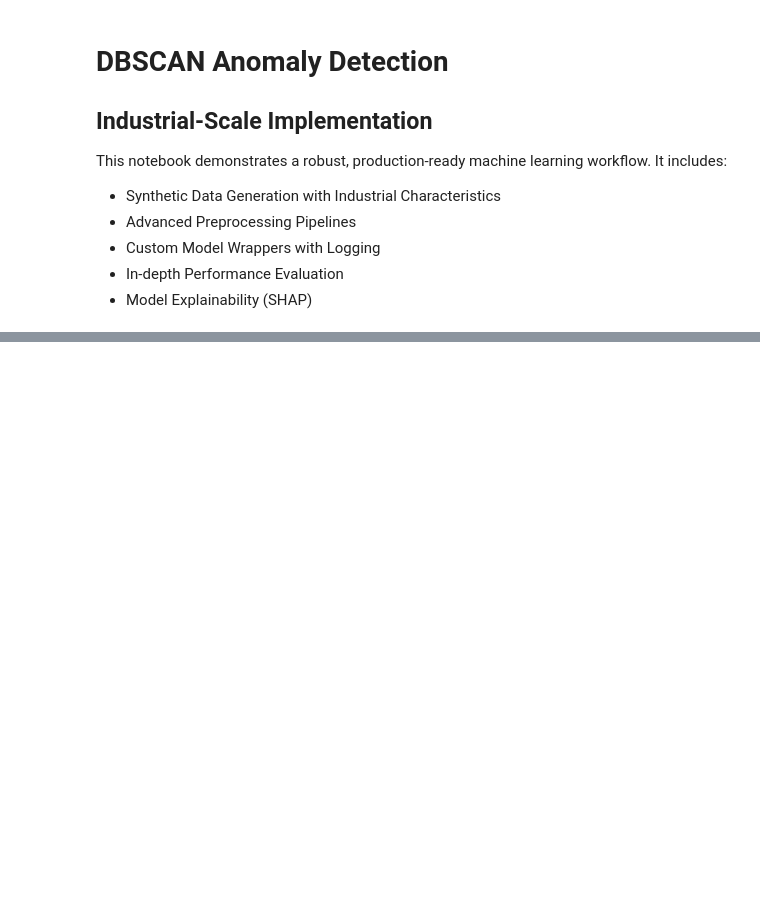
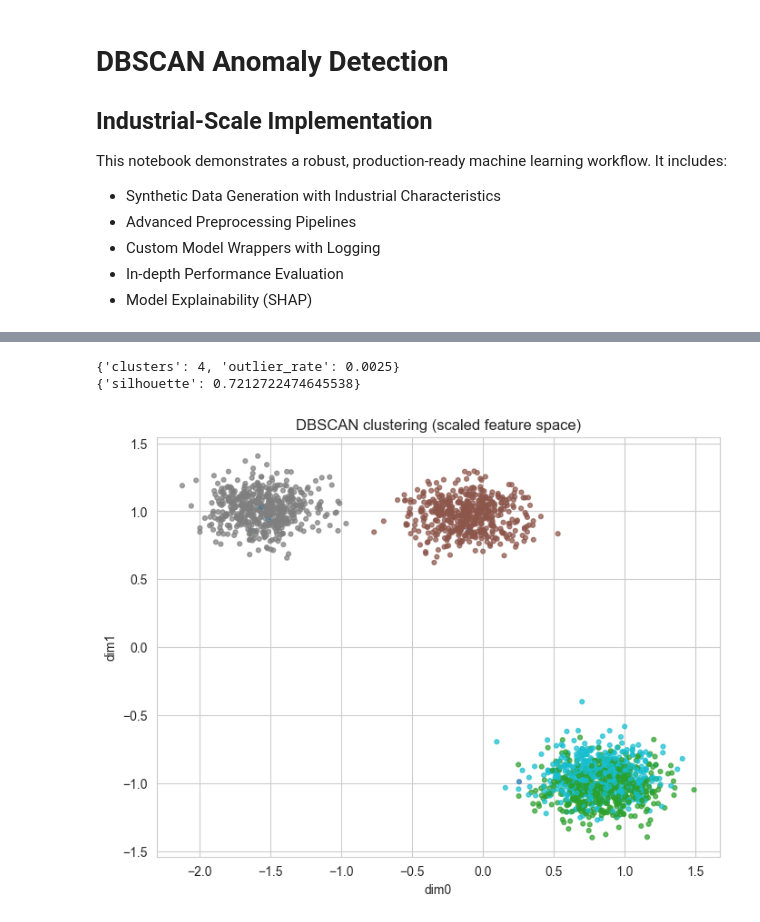
Before and after one commit to Brainfeed-1996/advanced-ml-mastery-collection, a Jupyter notebook: 03-Clustering/DBSCAN-Anomaly-Detection.ipynb, the cells around one changed output, grey strips where cells are left out. Cells and saved outputs as stored; diff of their text form; code cells hidden in the pictures; blank space fills up the shorter version.

Commit message:
chore(notebooks): repair+execute DBSCAN anomaly notebook + export html

```diff
--- a/03-Clustering/DBSCAN-Anomaly-Detection.ipynb
+++ b/03-Clustering/DBSCAN-Anomaly-Detection.ipynb
@@ -21,0 +64,13 @@ class ResultVisualizer:    @staticmethod    def plot_results(y_true, y_pred):
+# %%
+from sklearn.pipeline import Pipeline
+from sklearn.preprocessing import StandardScaler
+from sklearn.impute import SimpleImputer
+
+numeric_features = X_df.columns.tolist()
+
+preprocessor = Pipeline(steps=[
+    ('imputer', SimpleImputer(strategy='median')),
+    ('scaler', StandardScaler()),
+])
+
+logger.info('Preprocessing pipeline built.')
@@ -21,0 +79,32 @@ class ResultVisualizer:    @staticmethod    def plot_results(y_true, y_pred):
+# %%
+from sklearn.cluster import DBSCAN
+from sklearn.metrics import silhouette_score
+
+# DBSCAN clustering (unsupervised)
+X = preprocessor.fit_transform(X_df)
+
+db = DBSCAN(eps=0.8, min_samples=8)
+labels = db.fit_predict(X)
+
+n_clusters = len(set(labels)) - (1 if -1 in labels else 0)
+outliers = (labels == -1).mean()
+print({'clusters': n_clusters, 'outlier_rate': float(outliers)})
+
+# Silhouette (only if at least 2 clusters and no all-noise)
+if n_clusters >= 2:
+    mask = labels != -1
+    if mask.sum() > 10 and len(set(labels[mask])) >= 2:
+        sil = silhouette_score(X[mask], labels[mask])
+        print({'silhouette': float(sil)})
+
+# Visualize on first 2 dimensions (post-scaling)
+plt.figure(figsize=(8,6))
+plt.scatter(X[:,0], X[:,1], c=labels, s=12, cmap='tab10', alpha=0.7)
+plt.title('DBSCAN clustering (scaled feature space)')
+plt.xlabel('dim0')
+plt.ylabel('dim1')
+plt.show()
+# %% [output]
+{'clusters': 4, 'outlier_rate': 0.0025}
+{'silhouette': 0.7212722474645538}
+[figure, added]
```
Also changed, not shown: parts of 8 cells of this notebook, 7 other files.
